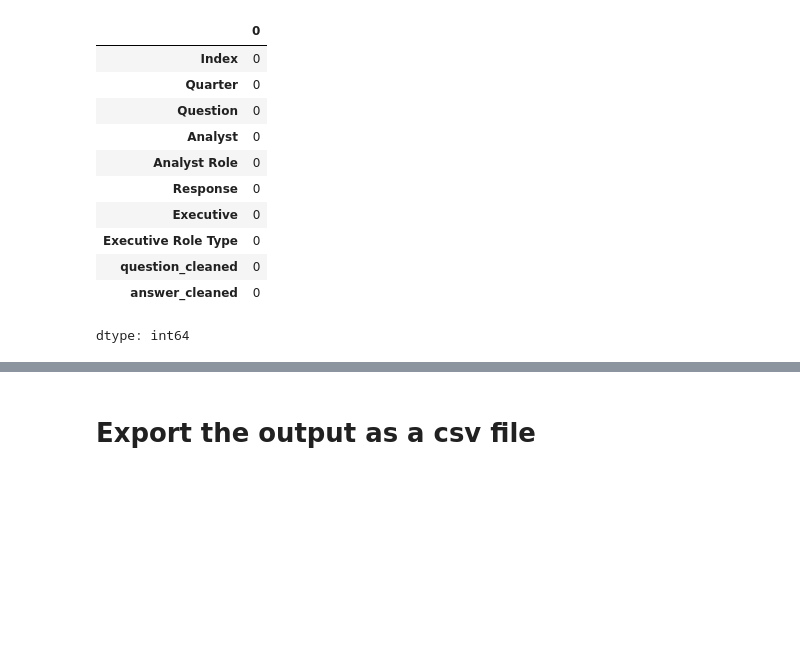
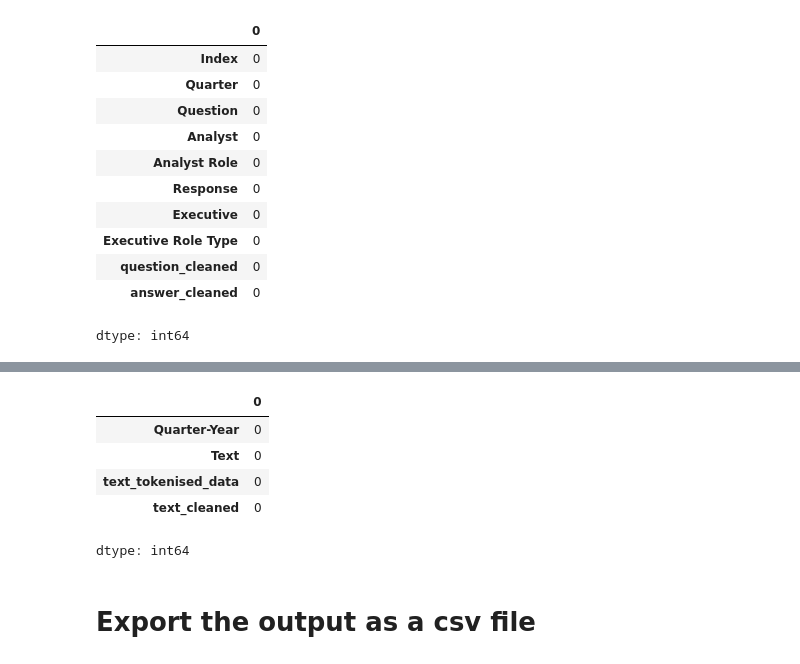
Before and after one commit to sheldonkemper/bank_of_england, a Jupyter notebook: notebooks/processed/ct_preprocessing_jpmorgan_gp4.ipynb, the cells around one changed output, grey strips where cells are left out. Cells and saved outputs as stored; diff of their text form; code cells hidden in the pictures; blank space fills up the shorter version.

```diff
--- a/notebooks/processed/ct_preprocessing_jpmorgan_gp4.ipynb
+++ b/notebooks/processed/ct_preprocessing_jpmorgan_gp4.ipynb
@@ -287,3 +267,12 @@ NameError: name 'jpmorgan_body_df' is not defined
+# %%
+jpmorgan_body_df.isnull().sum()
+# %% [output]
+|  | 0 |
+| Quarter-Year | 0 |
+| Text | 0 |
+| text_tokenised_data | 0 |
+| text_cleaned | 0 |
+dtype: int64
 # %% [markdown]
 # **Export the output as a csv file**
 # %% [markdown]
```
Also changed, not shown: parts of 16 cells of this notebook.
